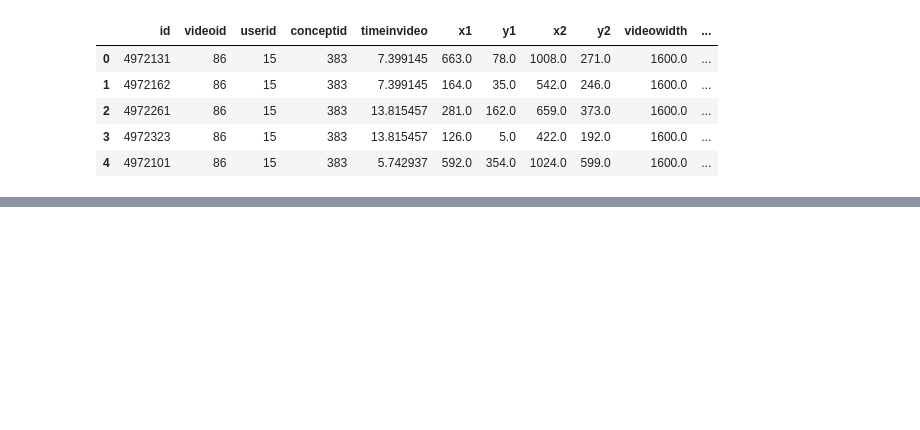
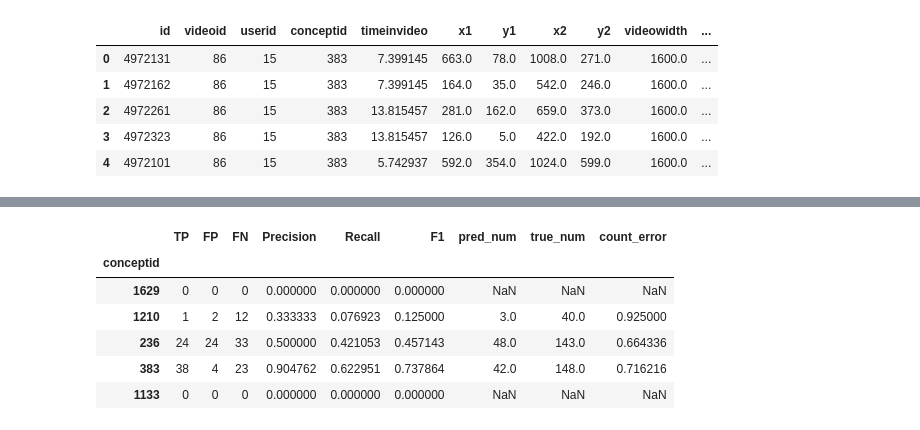
Before and after one commit to video-annotation-project/video-annotation-tool, a Jupyter notebook: ml/videof1tests.ipynb, the cells around one changed output, grey strips where cells are left out. Cells and saved outputs as stored; diff of their text form; code cells hidden in the pictures; blank space fills up the shorter version.

```diff
--- a/ml/videof1tests.ipynb
+++ b/ml/videof1tests.ipynb
@@ -314,3 +305,13 @@ metrics.set_index('conceptid').join(concept_counts)
+# %%
+metrics.set_index('conceptid').join(concept_counts)
+# %% [output]
+|  | TP | FP | FN | Precision | Recall | F1 | pred_num | true_num | count_error |
+| conceptid |  |  |  |  |  |  |  |  |  |
+| 1629 | 0 | 0 | 0 | 0.000000 | 0.000000 | 0.000000 | NaN | NaN | NaN |
+| 1210 | 1 | 2 | 12 | 0.333333 | 0.076923 | 0.125000 | 3.0 | 40.0 | 0.925000 |
+| 236 | 24 | 24 | 33 | 0.500000 | 0.421053 | 0.457143 | 48.0 | 143.0 | 0.664336 |
+| 383 | 38 | 4 | 23 | 0.904762 | 0.622951 | 0.737864 | 42.0 | 148.0 | 0.716216 |
+| 1133 | 0 | 0 | 0 | 0.000000 | 0.000000 | 0.000000 | NaN | NaN | NaN |
 # %%
 # Aim for 90% precision, at the sacrifice of 50% recall
 # %%
```
Also changed, not shown: parts of 14 cells of this notebook, 1 other file.
